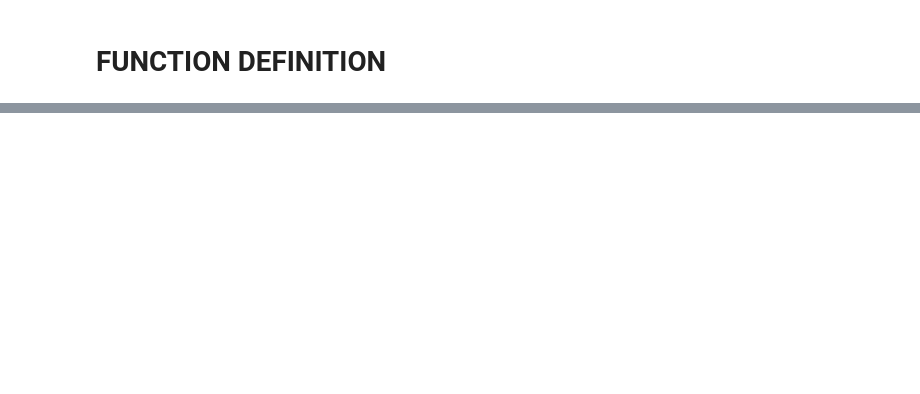
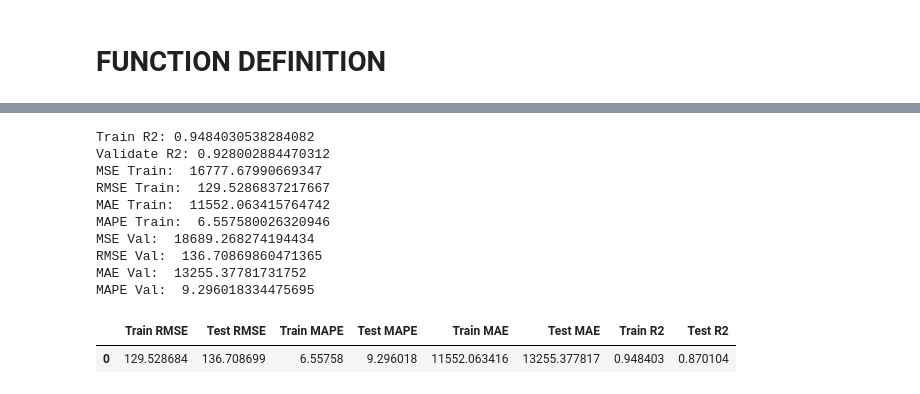
Before and after one commit to eihwood/ML-Ames-Housing, a Jupyter notebook: src/CatBoost_Ames_Housing.ipynb, the cells around one changed output, grey strips where cells are left out. Drawn from its saved outputs; the diff is of its cells as text; code cells hidden in the pictures; blank space fills up the shorter version.

```diff
--- a/src/CatBoost_Ames_Housing.ipynb
+++ b/src/CatBoost_Ames_Housing.ipynb
@@ -83,0 +153,17 @@ data.head()
+# %%
+# Train / test / split to isolate a test dataset
+X_train, X_test, y_train, y_test = train_test_split(features, target, \
+                                                    test_size=0.10, shuffle = True, random_state = 8)
+# %%
+
+# Train / test split to isolate a validation dataset
+X_train, X_val, y_train, y_val = train_test_split(X_train, y_train, \
+                                                    test_size=0.10, random_state = 8)
+
+
+print("X_train shape: {}".format(X_train.shape))
+print("X_test shape: {}".format(X_test.shape))
+print("X_val shape: {}".format(X_val.shape))
+print("y_train shape: {}".format(y_train.shape))
+print("y_test shape: {}".format(y_test.shape))
+print("y val shape: {}".format(y_val.shape))
@@ -83,0 +179,5 @@ data.head()
+# %%
+cbr = cb.CatBoostRegressor(eval_metric = 'RMSE',iterations = 100, \
+                           cat_features=cat_cols1, random_state = 66, learning_rate = 0.1)
+# %%
+cbr.fit(X_train, y_train)
@@ -83,0 +203,21 @@ data.head()
+# %%
+#EVALUATE FULL MODEL
+print('Train R2:', cbr.score(X_train, y_train))
+print('Validate R2:', cbr.score(X_val, y_val))
+# EVAL
+pred = evaluate(cbr, X_train, X_test, y_train, y_test, logy = True)
+pred_df = pd.DataFrame(pred)
+pred_df
+# %% [output]
+Train R2: 0.9484030538284082
+Validate R2: 0.928002884470312
+MSE Train:  16777.67990669347
+RMSE Train:  129.5286837217667
+MAE Train:  11552.063415764742
+MAPE Train:  6.557580026320946
+MSE Val:  18689.268274194434
+RMSE Val:  136.70869860471365
+MAE Val:  13255.37781731752
+MAPE Val:  9.296018334475695
+|  | Train RMSE | Test RMSE | Train MAPE | Test MAPE | Train MAE | Test MAE | Train R2 | Test R2 |
+| 0 | 129.528684 | 136.708699 | 6.55758 | 9.296018 | 11552.063416 | 13255.377817 | 0.948403 | 0.870104 |
```
Also changed, not shown: parts of 38 cells of this notebook.
